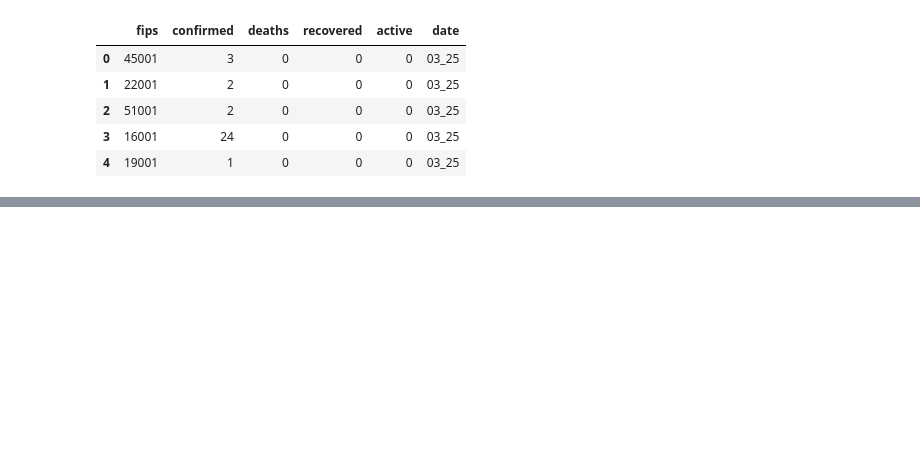
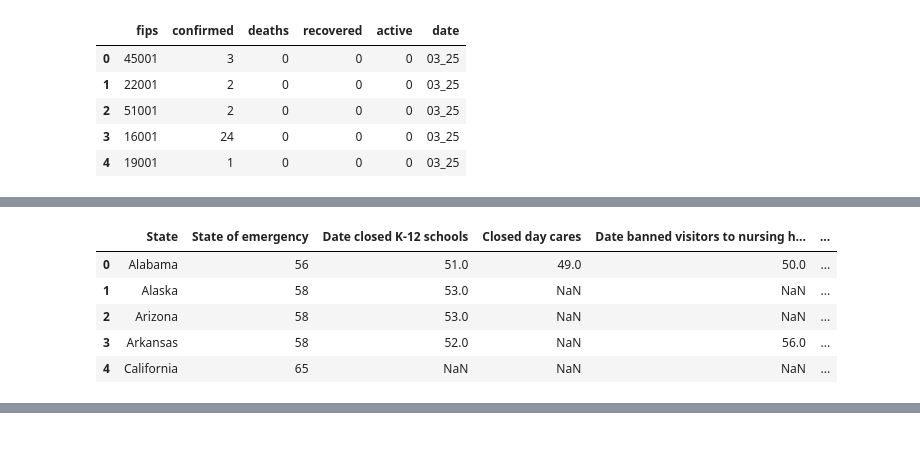
Before and after one commit to jluby/cs109_airpred, a Jupyter notebook: main.ipynb, the cells around one changed output, grey strips where cells are left out. Saved outputs shown, nothing was run; the diff lists cells and outputs as text; code cells hidden in the pictures; blank space fills up the shorter version.

```diff
--- a/main.ipynb
+++ b/main.ipynb
@@ -191,0 +235,44 @@ long_county_covid.head()
+# %%
+def days_since(data=init_policy, col='State of emergency'):
+    """
+    Extract the number of days since policy changes were enacted.
+
+    data(DF): the data
+    col(str): the column name
+    """
+    # Initialize days list
+    days = []
+
+    # Specify date format
+    date_format = "%m/%d/%Y"
+
+    # Get the current date
+    a = dt.today()
+
+    # Take the difference
+    for date in data[col]:
+        if type(date) != str:
+            days.append(None)
+        elif len(date) < 8:
+            days.append(None)
+        else:
+            b = dt.strptime(date, date_format)
+            delta = a - b
+            days.append(delta.days)
+    return days
+# %%
+# Build State Policy DF
+policy = pd.DataFrame(init_policy.copy()['State'])
+
+cols = list(init_policy.columns[1:7]) + list(init_policy.columns[10:17])
+for col in cols:
+    policy[col] = days_since(col=col)
+
+policy.head()
+# %% [output]
+|  | State | State of emergency | Date closed K-12 schools | Closed day cares | Date banned visitors to nursing h... | ... |
+| 0 | Alabama | 56 | 51.0 | 49.0 | 50.0 | ... |
+| 1 | Alaska | 58 | 53.0 | NaN | NaN | ... |
+| 2 | Arizona | 58 | 53.0 | NaN | NaN | ... |
+| 3 | Arkansas | 58 | 52.0 | NaN | 56.0 | ... |
+| 4 | California | 65 | NaN | NaN | NaN | ... |
```
Also changed, not shown: parts of 8 cells of this notebook.
